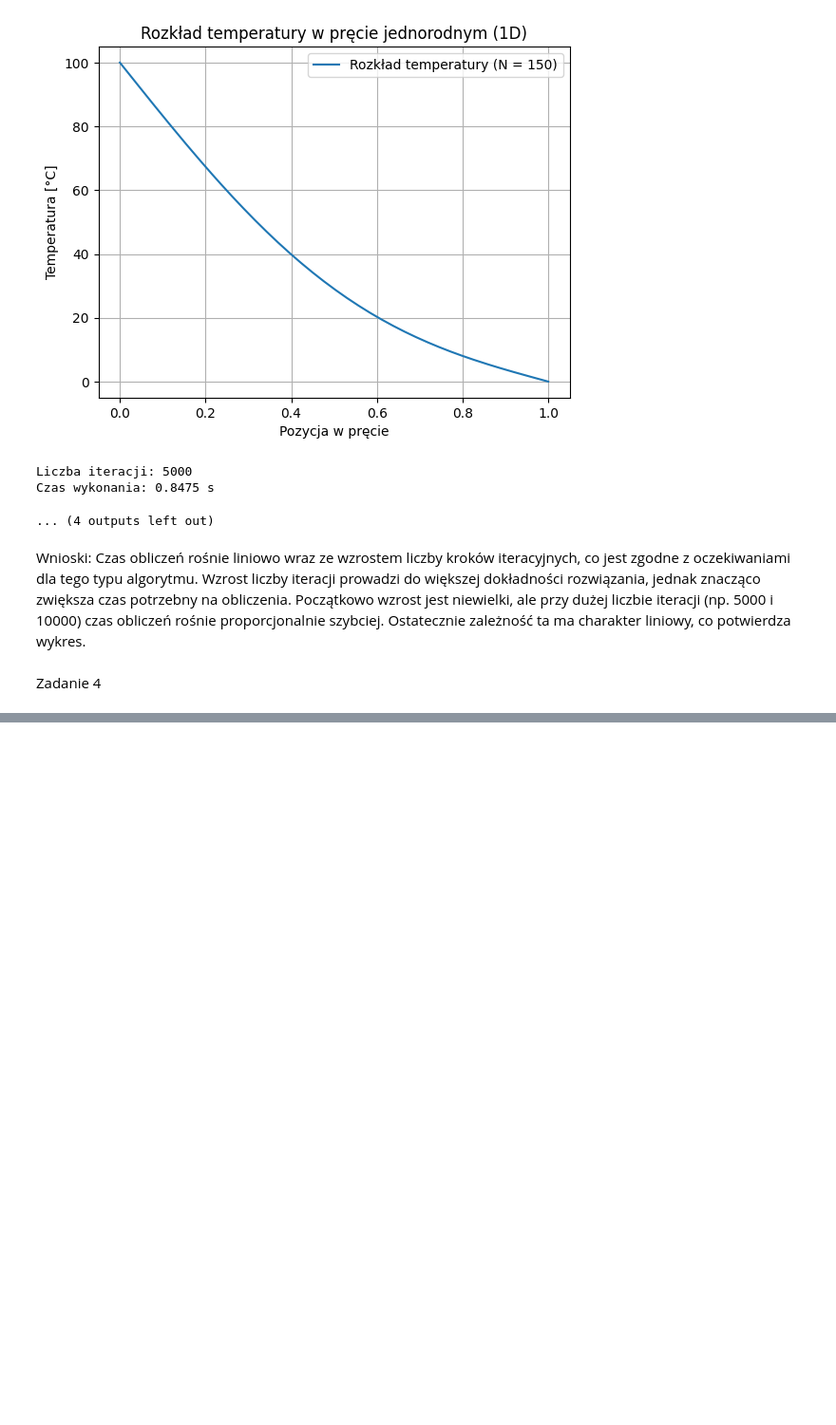
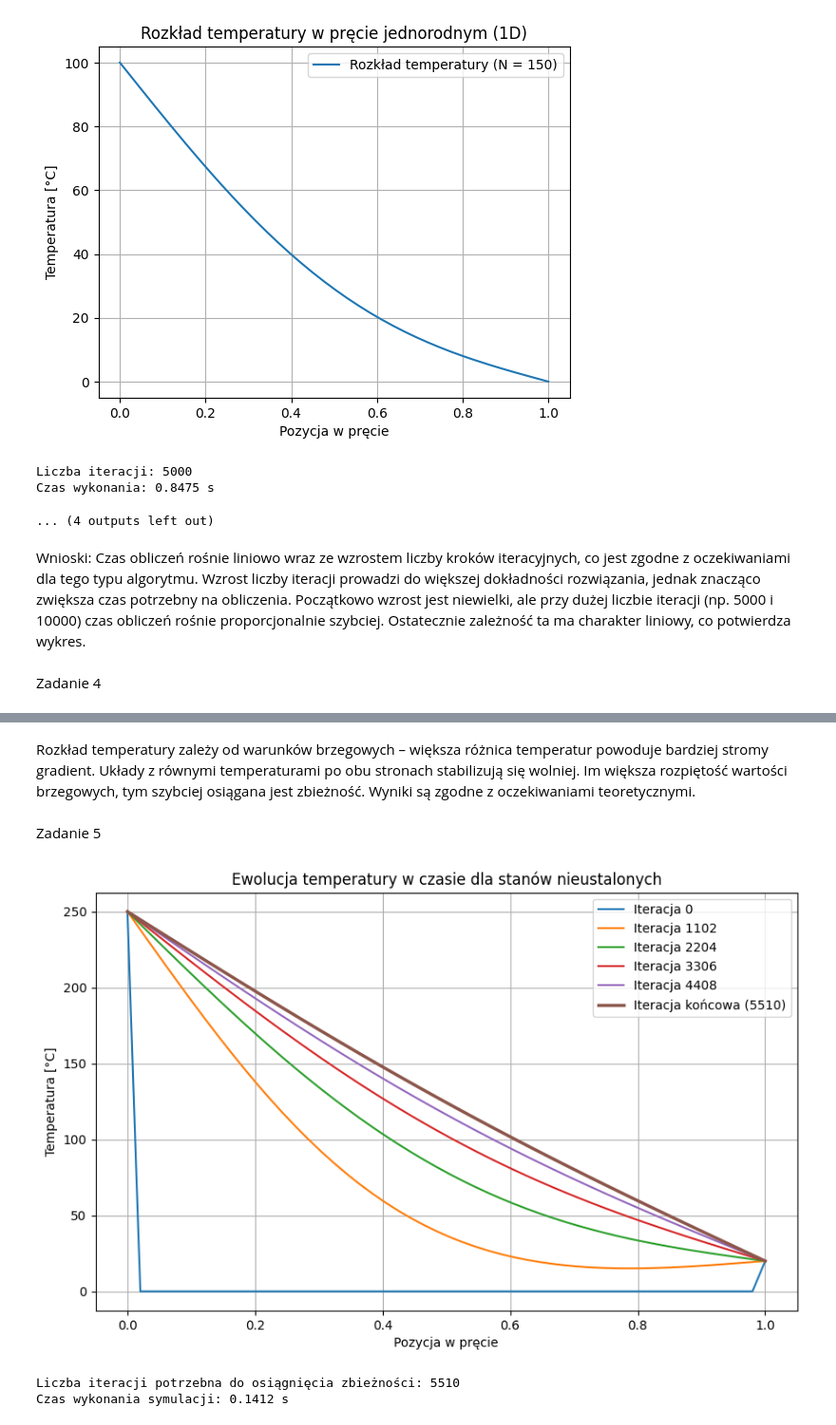
Before and after one commit to mareksigmund/Rozwi-zywanie-zada--odwrotnych, a Jupyter notebook: LAB_2/Lab_2.ipynb, the cells around one changed output, grey strips where cells are left out. Shown at 95% size. Saved outputs shown, nothing was run; the diff lists cells and outputs as text; code cells hidden in the pictures; blank space fills up the shorter version.

```diff
--- a/LAB_2/Lab_2.ipynb
+++ b/LAB_2/Lab_2.ipynb
@@ -705,0 +744,69 @@ Lewa strona    Prawa strona   Ilość iteracji
+# %% [markdown]
+Rozkład temperatury zależy od warunków brzegowych – większa różnica temperatur powoduje bardziej stromy gradient. Układy z równymi temperaturami po obu stronach stabilizują się wolniej. Im większa rozpiętość wartości brzegowych, tym szybciej osiągana jest zbieżność. Wyniki są zgodne z oczekiwaniami teoretycznymi.
+# %% [markdown]
+Zadanie 5
+# %%
+import numpy as np
+import matplotlib.pyplot as plt
+import time
+
+# Funkcja dla pręta jednorodnego z dodatkowymi danymi o ewolucji temperatury
+def simulate_heat_transfer_homogeneous1D(N, T0, TN, k, max_iter=10000, tolerance=0.01):
+    temperatures = np.zeros(N)
+    temperatures[0] = T0
+    temperatures[-1] = TN
+
+    start_time = time.time()
+    history = []  # Do przechowywania przebiegu temperatury
+
+    for iter_count in range(1, max_iter + 1):
+        prev_temperatures = temperatures.copy()
+        temperatures[1:-1] = 0.5 * (prev_temperatures[0:-2] + prev_temperatures[2:])
+
+        history.append(temperatures.copy())
+
+        # Warunek zbieżności
+        if np.max(np.abs(temperatures - prev_temperatures)) < tolerance:
+            break
+
+    exec_time = time.time() - start_time
+    return temperatures, iter_count, exec_time, history
+
+# Parametry zgodne z treścią zadania
+N = 100
+T_lewa = 250
+T_prawa = 20
+k_homogeneous = np.full(N, 0.2)  # Materiał jednorodny
+tolerance = 1e-2
+
+#Symulacja
+temperatures, total_iterations, exec_time, history = simulate_heat_transfer_homogeneous1D(
+    N, T_lewa, T_prawa, k_homogeneous, max_iter=10000, tolerance=tolerance
+)
+
+# Podział iteracji na 5 równych części
+step = total_iterations // 5
+
+#Wizualizacja wyników w różnych krokach czasowych
+plt.figure(figsize=(10, 6))
+for i in range(0, total_iterations, step):
+    plt.plot(np.linspace(0, 1, N), history[i], label=f'Iteracja {i}')
+
+#Dodanie końcowego rozkładu temperatury
+plt.plot(np.linspace(0, 1, N), temperatures, label=f'Iteracja końcowa ({total_iterations})', linewidth=2.5)
+
+#Finalne ustawienia wykresu
+plt.xlabel('Pozycja w pręcie')
+plt.ylabel('Temperatura [°C]')
+plt.title('Ewolucja temperatury w czasie dla stanów nieustalonych')
+plt.legend()
+plt.grid(True)
+plt.show()
+
+#Wyniki końcowe
+print(f"Liczba iteracji potrzebna do osiągnięcia zbieżności: {total_iterations}")
+print(f"Czas wykonania symulacji: {exec_time:.4f} s")
+# %% [output]
+[figure, added]
+Liczba iteracji potrzebna do osiągnięcia zbieżności: 5510
+Czas wykonania symulacji: 0.1412 s
```
Also changed, not shown: parts of 8 cells of this notebook.
